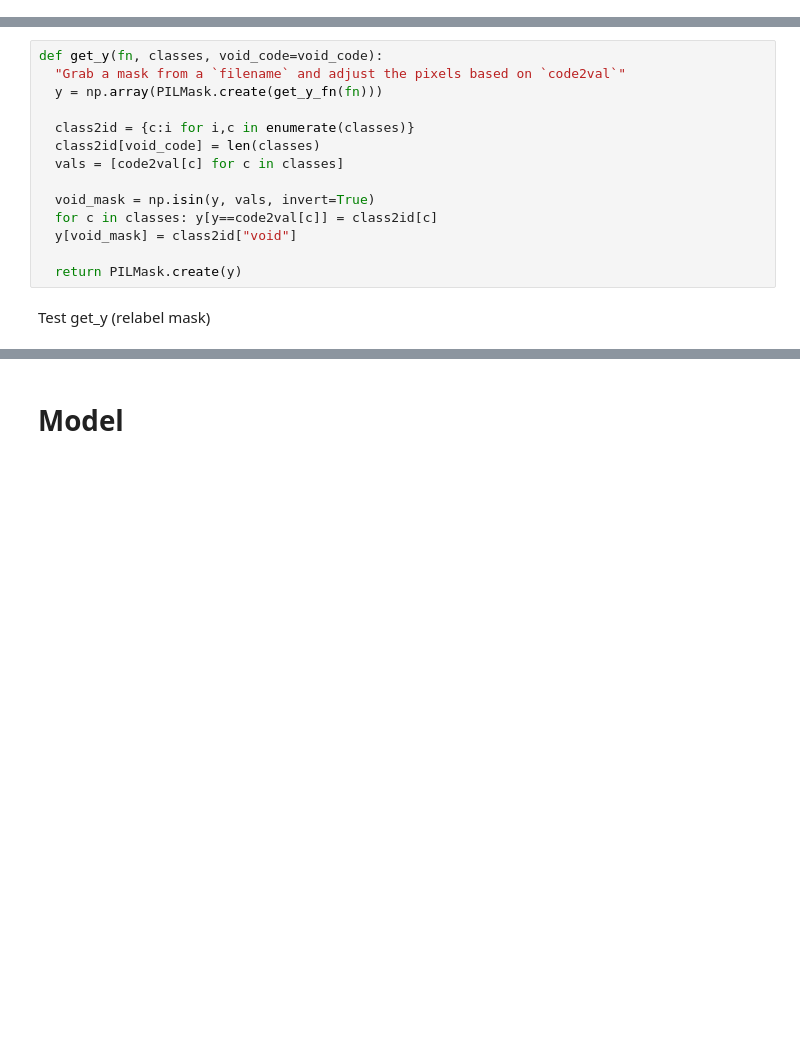
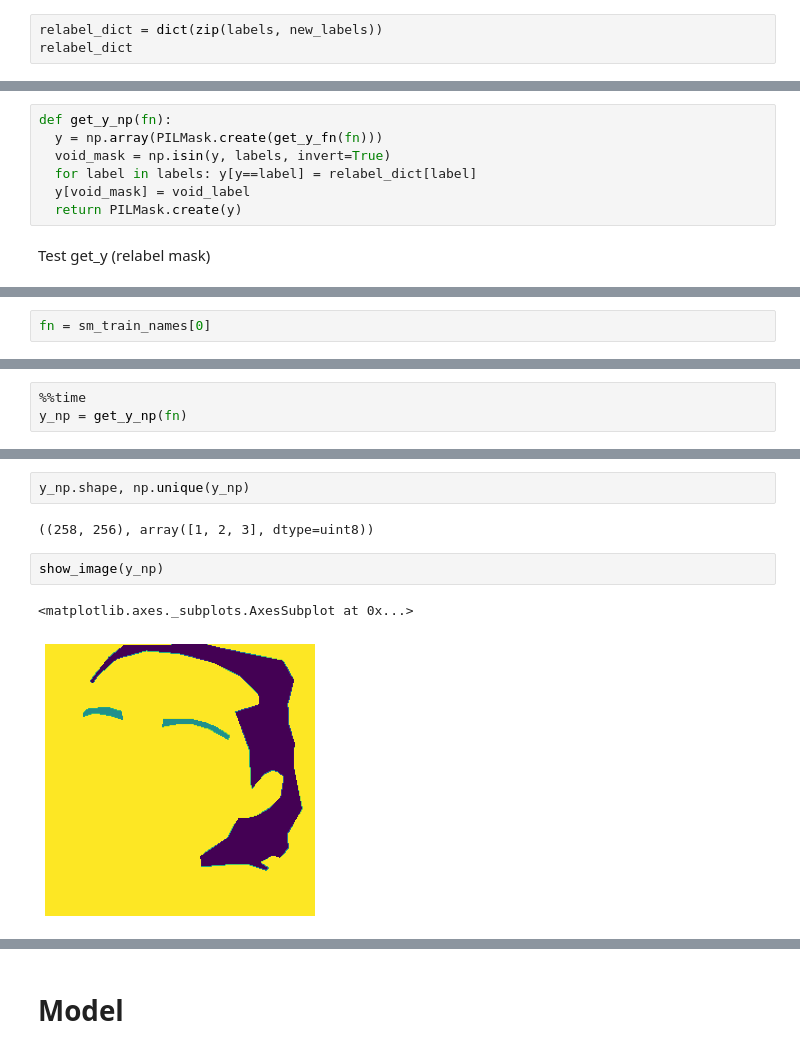
Before and after one commit to RGologorsky/fastai_proj, a Jupyter notebook: Image_Segmentation_Hair.ipynb, the cells around one changed output, grey strips where cells are left out. Cells and saved outputs as stored; diff of their text form; blank space fills up the shorter version.

```diff
--- a/Image_Segmentation_Hair.ipynb
+++ b/Image_Segmentation_Hair.ipynb
@@ -344,0 +343,3 @@ def get_y_tf(fn):
+# %%
+relabel_dict = dict(zip(labels, new_labels))
+relabel_dict
@@ -345,16 +348,9 @@ def get_y_tf(fn):
 # %%
-def get_y(fn, classes, void_code=void_code):
-  "Grab a mask from a `filename` and adjust the pixels based on `code2val`"
+def get_y_np(fn):
   y = np.array(PILMask.create(get_y_fn(fn)))
-
-  class2id = {c:i for i,c in enumerate(classes)}
-  class2id[void_code] = len(classes)
-  vals = [code2val[c] for c in classes]
-
-  void_mask = np.isin(y, vals, invert=True)
-  for c in classes: y[y==code2val[c]] = class2id[c]
-  y[void_mask] = class2id["void"]
-
+  void_mask = np.isin(y, labels, invert=True)
+  for label in labels: y[y==label] = relabel_dict[label]
+  y[void_mask] = void_label
   return PILMask.create(y)
 # %% [markdown]
 Test get_y (relabel mask)
@@ -468,0 +357,2 @@ dls.show_batch(max_n=4, figsize=(20,14))
+# %%
+fn = sm_train_names[0]
@@ -468,0 +364,3 @@ dls.show_batch(max_n=4, figsize=(20,14))
+# %%
+%%time
+y_np = get_y_np(fn)
@@ -468,0 +380,9 @@ dls.show_batch(max_n=4, figsize=(20,14))
+# %%
+y_np.shape, np.unique(y_np)
+# %% [output]
+((258, 256), array([1, 2, 3], dtype=uint8))
+# %%
+show_image(y_np)
+# %% [output]
+<matplotlib.axes._subplots.AxesSubplot at 0x...>
+[figure, added]
```
Also changed, not shown: parts of 70 cells of this notebook.
